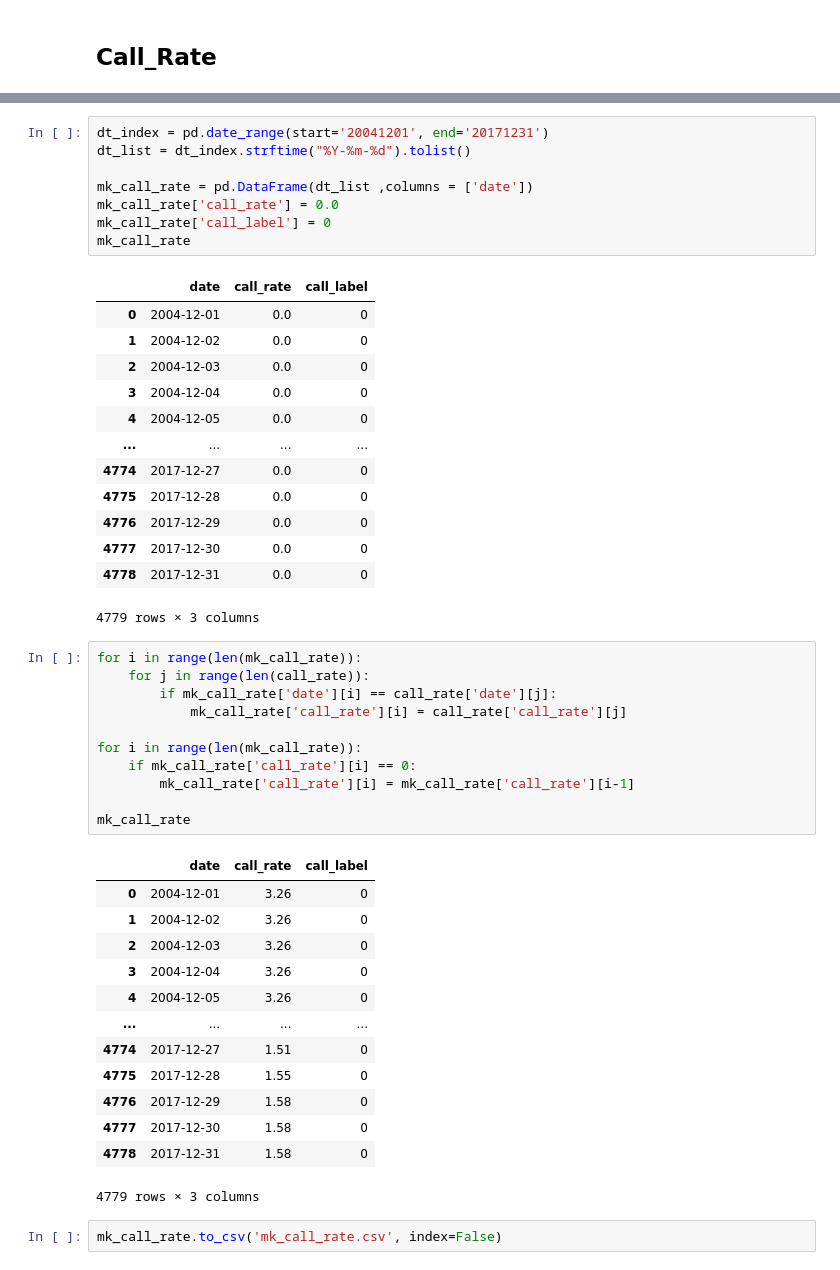
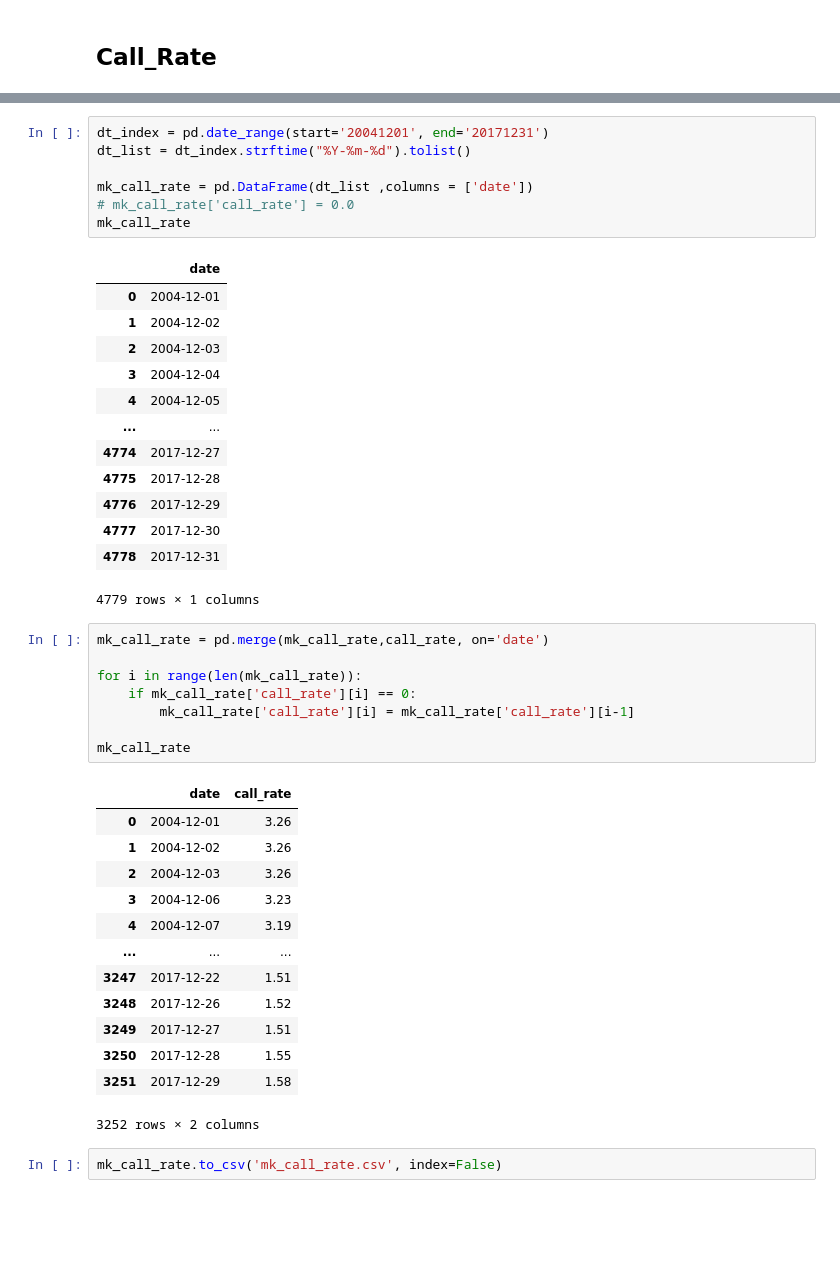
Before and after one commit to HyeonminNam/BOK4, a Jupyter notebook: pre_processing_code/article_pre_processing.ipynb, the cells around one changed output, grey strips where cells are left out. Drawn from its saved outputs; the diff is of its cells as text; blank space fills up the shorter version.

```diff
--- a/pre_processing_code/article_pre_processing.ipynb
+++ b/pre_processing_code/article_pre_processing.ipynb
@@ -275,30 +271,26 @@ call_rate
 # %%
 dt_index = pd.date_range(start='20041201', end='20171231')
 dt_list = dt_index.strftime("%Y-%m-%d").tolist()
 
 mk_call_rate = pd.DataFrame(dt_list ,columns = ['date'])
-mk_call_rate['call_rate'] = 0.0
-mk_call_rate['call_label'] = 0
+# mk_call_rate['call_rate'] = 0.0
 mk_call_rate
 # %% [output]
-|  | date | call_rate | call_label |
-| 0 | 2004-12-01 | 0.0 | 0 |
-| 1 | 2004-12-02 | 0.0 | 0 |
-| 2 | 2004-12-03 | 0.0 | 0 |
-| 3 | 2004-12-04 | 0.0 | 0 |
-| 4 | 2004-12-05 | 0.0 | 0 |
-| ... | ... | ... | ... |
-| 4774 | 2017-12-27 | 0.0 | 0 |
-| 4775 | 2017-12-28 | 0.0 | 0 |
-| 4776 | 2017-12-29 | 0.0 | 0 |
-| 4777 | 2017-12-30 | 0.0 | 0 |
-| 4778 | 2017-12-31 | 0.0 | 0 |
+|  | date |
+| 0 | 2004-12-01 |
+| 1 | 2004-12-02 |
+| 2 | 2004-12-03 |
+| 3 | 2004-12-04 |
+| 4 | 2004-12-05 |
+| ... | ... |
+| 4774 | 2017-12-27 |
+| 4775 | 2017-12-28 |
+| 4776 | 2017-12-29 |
+| 4777 | 2017-12-30 |
+| 4778 | 2017-12-31 |
-4779 rows × 3 columns
+4779 rows × 1 columns
 # %%
-for i in range(len(mk_call_rate)):
-    for j in range(len(call_rate)):
-        if mk_call_rate['date'][i] == call_rate['date'][j]:
-            mk_call_rate['call_rate'][i] = call_rate['call_rate'][j]
+mk_call_rate = pd.merge(mk_call_rate,call_rate, on='date')
 
 for i in range(len(mk_call_rate)):
     if mk_call_rate['call_rate'][i] == 0:
@@ -306,18 +298,18 @@ for i in range(len(mk_call_rate)):
 
 mk_call_rate
 # %% [output]
-|  | date | call_rate | call_label |
-| 0 | 2004-12-01 | 3.26 | 0 |
-| 1 | 2004-12-02 | 3.26 | 0 |
-| 2 | 2004-12-03 | 3.26 | 0 |
-| 3 | 2004-12-04 | 3.26 | 0 |
-| 4 | 2004-12-05 | 3.26 | 0 |
-| ... | ... | ... | ... |
-| 4774 | 2017-12-27 | 1.51 | 0 |
-| 4775 | 2017-12-28 | 1.55 | 0 |
-| 4776 | 2017-12-29 | 1.58 | 0 |
-| 4777 | 2017-12-30 | 1.58 | 0 |
-| 4778 | 2017-12-31 | 1.58 | 0 |
+|  | date | call_rate |
+| 0 | 2004-12-01 | 3.26 |
+| 1 | 2004-12-02 | 3.26 |
+| 2 | 2004-12-03 | 3.26 |
+| 3 | 2004-12-06 | 3.23 |
+| 4 | 2004-12-07 | 3.19 |
+| ... | ... | ... |
+| 3247 | 2017-12-22 | 1.51 |
+| 3248 | 2017-12-26 | 1.52 |
+| 3249 | 2017-12-27 | 1.51 |
+| 3250 | 2017-12-28 | 1.55 |
+| 3251 | 2017-12-29 | 1.58 |
-4779 rows × 3 columns
+3252 rows × 2 columns
 # %%
 mk_call_rate.to_csv('mk_call_rate.csv', index=False)
```
Also changed, not shown: parts of 23 cells of this notebook.
